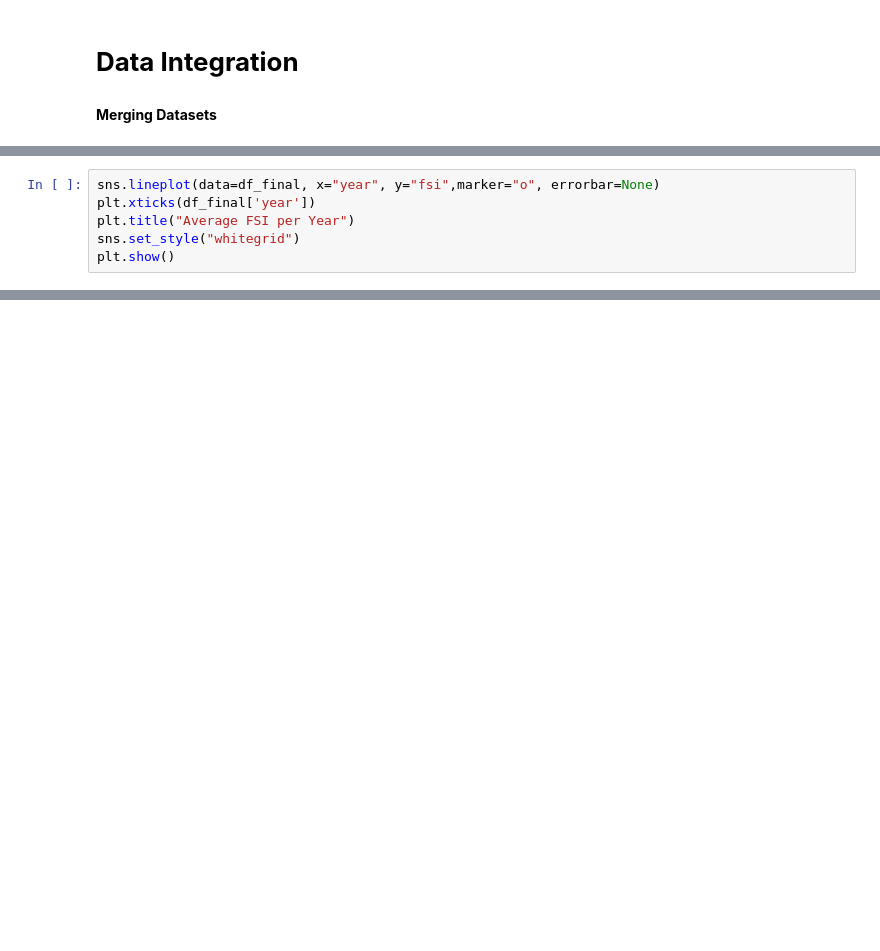
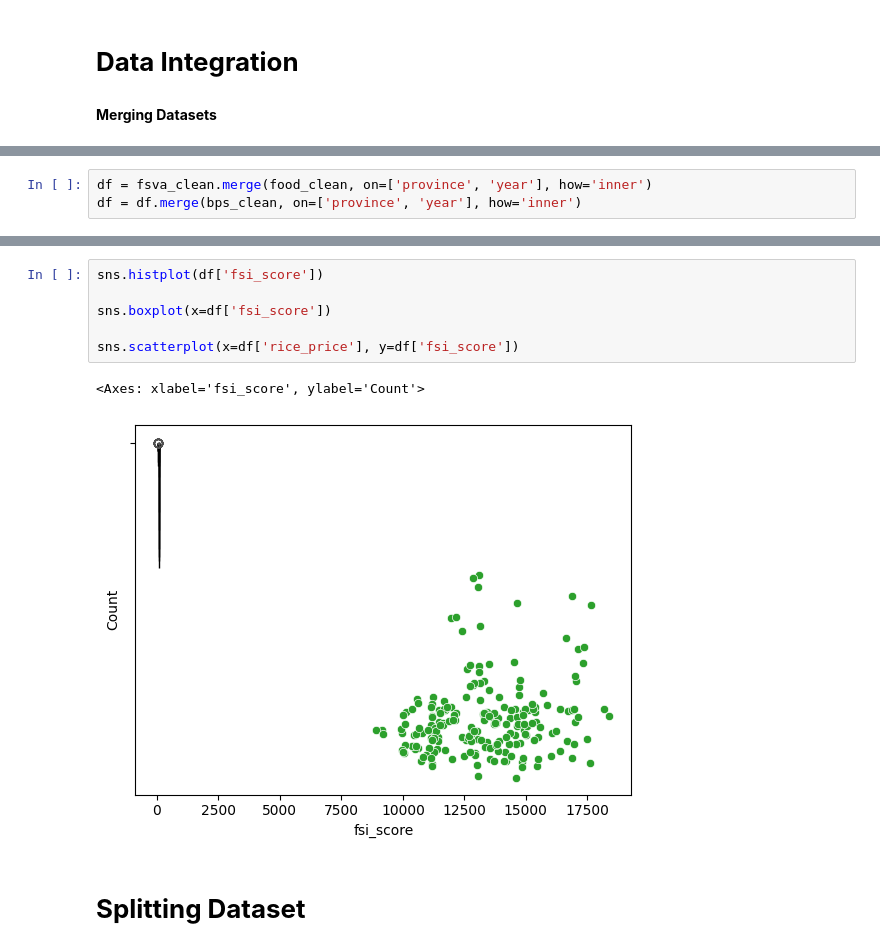
Before and after one commit to MuhammadRibhiRamadan/fsi-prediction-id, a Jupyter notebook: DSAI.ipynb, the cells around one changed output, grey strips where cells are left out. Drawn from its saved outputs; the diff is of its cells as text; blank space fills up the shorter version.

```diff
--- a/DSAI.ipynb
+++ b/DSAI.ipynb
@@ -523,6 +458,0 @@ plt.show()
-# %%
-sns.lineplot(data=df_final, x="year", y="fsi",marker="o", errorbar=None)
-plt.xticks(df_final['year'])
-plt.title("Average FSI per Year")
-sns.set_style("whitegrid")
-plt.show()
@@ -533,0 +520,3 @@ plt.show()
+# %%
+df = fsva_clean.merge(food_clean, on=['province', 'year'], how='inner')
+df = df.merge(bps_clean, on=['province', 'year'], how='inner')
@@ -533,0 +556,11 @@ plt.show()
+# %%
+sns.histplot(df['fsi_score'])
+
+sns.boxplot(x=df['fsi_score'])
+
+sns.scatterplot(x=df['rice_price'], y=df['fsi_score'])
+# %% [output]
+<Axes: xlabel='fsi_score', ylabel='Count'>
+[figure, added]
+# %% [markdown]
+# **Splitting Dataset**
```
Also changed, not shown: parts of 70 cells of this notebook.
